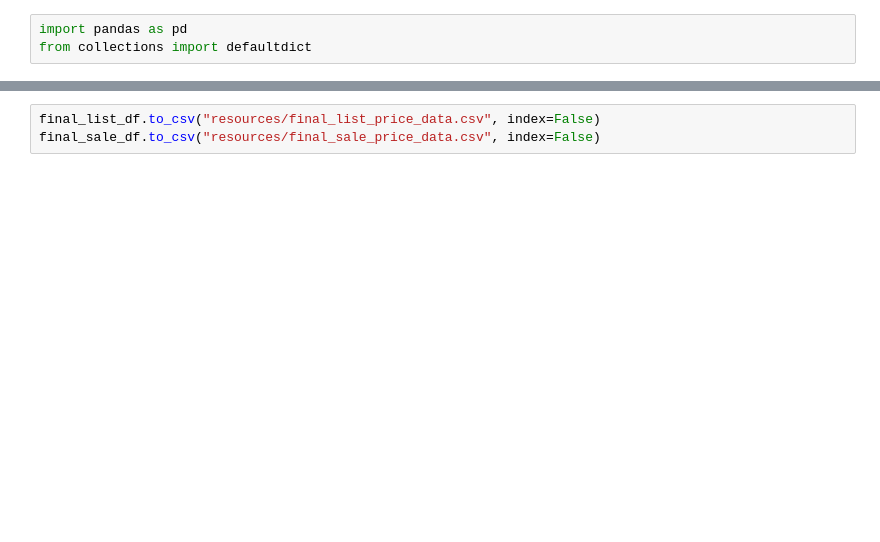
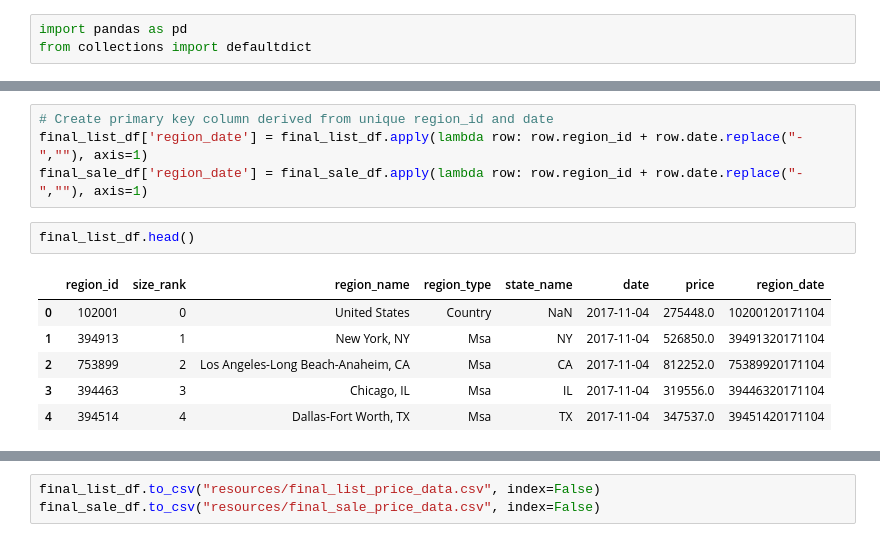
Before and after one commit to qklm/Zillow_Group_Project, a Jupyter notebook: zillow_data_processing.ipynb, the cells around one changed output, grey strips where cells are left out. Drawn from its saved outputs; the diff is of its cells as text; blank space fills up the shorter version.

```diff
--- a/zillow_data_processing.ipynb
+++ b/zillow_data_processing.ipynb
@@ -81,3 +157,16 @@ final_sale_df.head()
 | 2 | 753899 | 2 | Los Angeles-Long Beach-Anaheim, CA | Msa | CA | 2008-02-23 | 516750.0 |
 | 3 | 394463 | 3 | Chicago, IL | Msa | IL | 2008-02-23 | 247988.0 |
 | 4 | 394514 | 4 | Dallas-Fort Worth, TX | Msa | TX | 2008-02-23 | 143466.0 |
+# %%
+# Create primary key column derived from unique region_id and date
+final_list_df['region_date'] = final_list_df.apply(lambda row: row.region_id + row.date.replace("-",""), axis=1)
+final_sale_df['region_date'] = final_sale_df.apply(lambda row: row.region_id + row.date.replace("-",""), axis=1)
+# %%
+final_list_df.head()
+# %% [output]
+|  | region_id | size_rank | region_name | region_type | state_name | date | price | region_date |
+| 0 | 102001 | 0 | United States | Country | NaN | 2017-11-04 | 275448.0 | 10200120171104 |
+| 1 | 394913 | 1 | New York, NY | Msa | NY | 2017-11-04 | 526850.0 | 39491320171104 |
+| 2 | 753899 | 2 | Los Angeles-Long Beach-Anaheim, CA | Msa | CA | 2017-11-04 | 812252.0 | 75389920171104 |
+| 3 | 394463 | 3 | Chicago, IL | Msa | IL | 2017-11-04 | 319556.0 | 39446320171104 |
+| 4 | 394514 | 4 | Dallas-Fort Worth, TX | Msa | TX | 2017-11-04 | 347537.0 | 39451420171104 |
```
Also changed, not shown: parts of 15 cells of this notebook, 4 other files.
